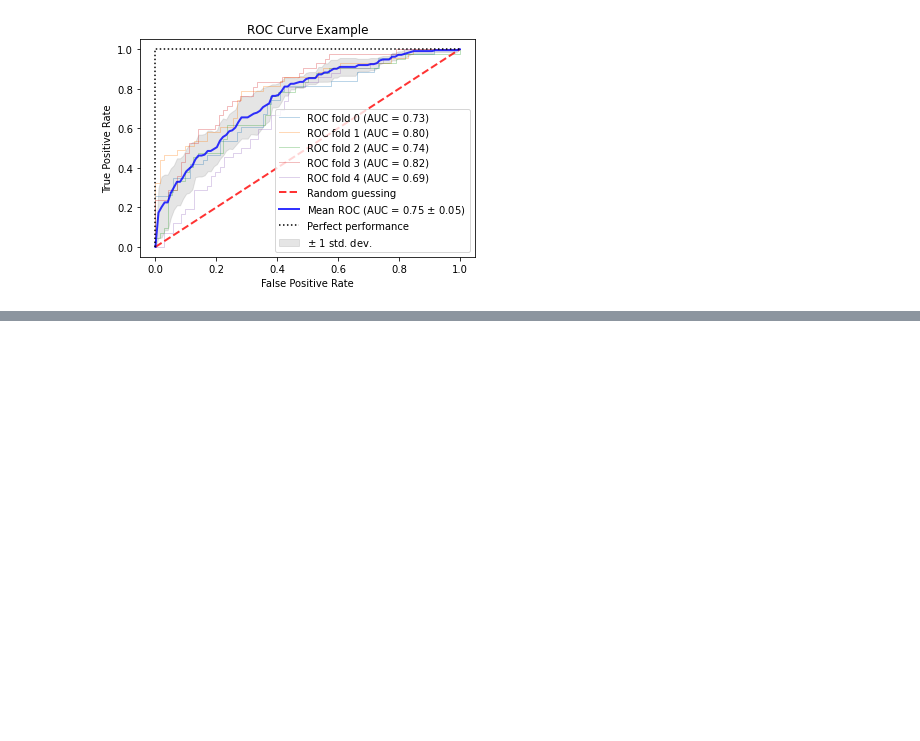
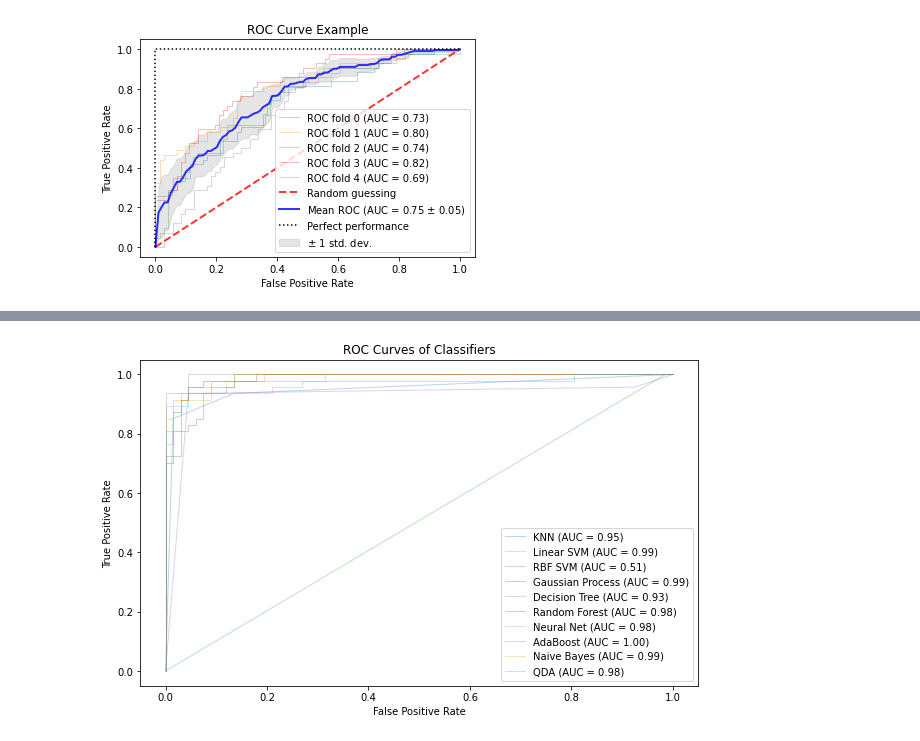
Before and after one commit to rambasnet/Python-Machine-Learning, a Jupyter notebook: ModelSelection.ipynb, the cells around one changed output, grey strips where cells are left out. Cells and saved outputs as stored; diff of their text form; code cells hidden in the pictures; blank space fills up the shorter version.

```diff
--- a/ModelSelection.ipynb
+++ b/ModelSelection.ipynb
@@ -298,0 +334,46 @@ plt.show()
+# %%
+sc = StandardScaler()
+sc.fit(X) # fit the whole data to calculate mean and standard deviation
+X_sc = sc.transform(X) # transform training set
+# %%
+names = ["KNN", "Linear SVM", "RBF SVM", "Gaussian Process",
+         "Decision Tree", "Random Forest", "Neural Net", "AdaBoost",
+         "Naive Bayes", "QDA"]#, 'Logistic Reg']
+
+classifiers = [
+    KNeighborsClassifier(2),
+    SVC(kernel="linear", C=0.025),
+    SVC(gamma=2, C=1),
+    GaussianProcessClassifier(1.0 * RBF(1.0)),
+    DecisionTreeClassifier(max_depth=5),
+    RandomForestClassifier(max_depth=5, n_estimators=10, max_features=1),
+    MLPClassifier(alpha=1, max_iter=1000),
+    AdaBoostClassifier(),
+    GaussianNB(),
+    QuadraticDiscriminantAnalysis()
+    #LogisticRegression(random_state=1)
+]
+mean_fpr = np.linspace(0, 1, 100)
+#cv = StratifiedKFold(n_splits=5) # just to 5 fold
+# %%
+# let's plot the ROC Curves for all the classifiers
+fig, ax = plt.subplots(figsize=(10, 6))
+lw=2
+
+X_train, X_test, y_train, y_test = train_test_split(X, y, test_size=.2,
+                                                random_state=0)
+for name, classifier in zip(names, classifiers):
+    classifier.fit(X_train, y_train)
+    plot_roc_curve(classifier, X_test, y_test,
+                         name=f'{name}',
+                         alpha=0.3, lw=1, ax=ax)
+
+ax.set(xlim=[-0.05, 1.05], ylim=[-0.05, 1.05], title="ROC Curve Example")
+ax.legend(loc="lower right")
+plt.title("ROC Curves of Classifiers")
+plt.xlabel('False Positive Rate')
+plt.ylabel('True Positive Rate')
+plt.legend(loc="lower right")
+plt.show()
+# %% [output]
+[figure, added]
```
Also changed, not shown: parts of 9 cells of this notebook.
